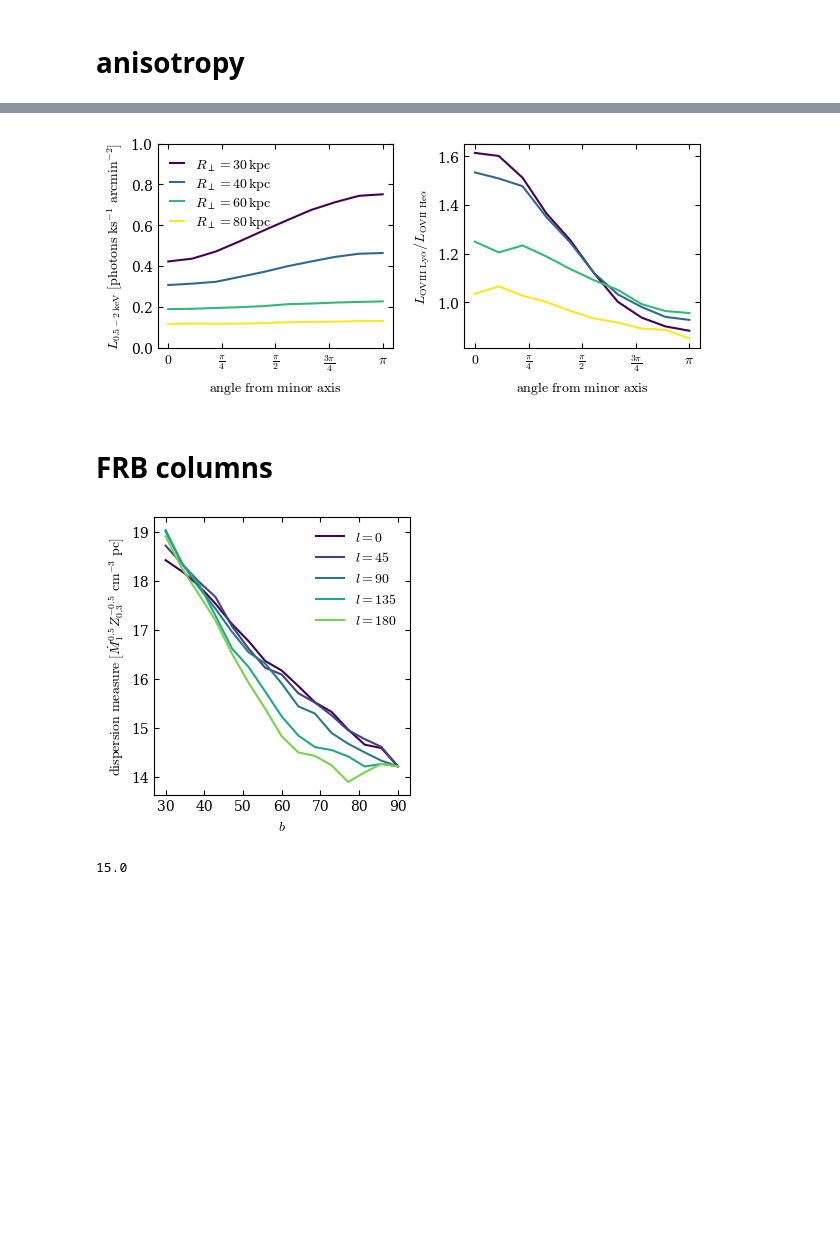
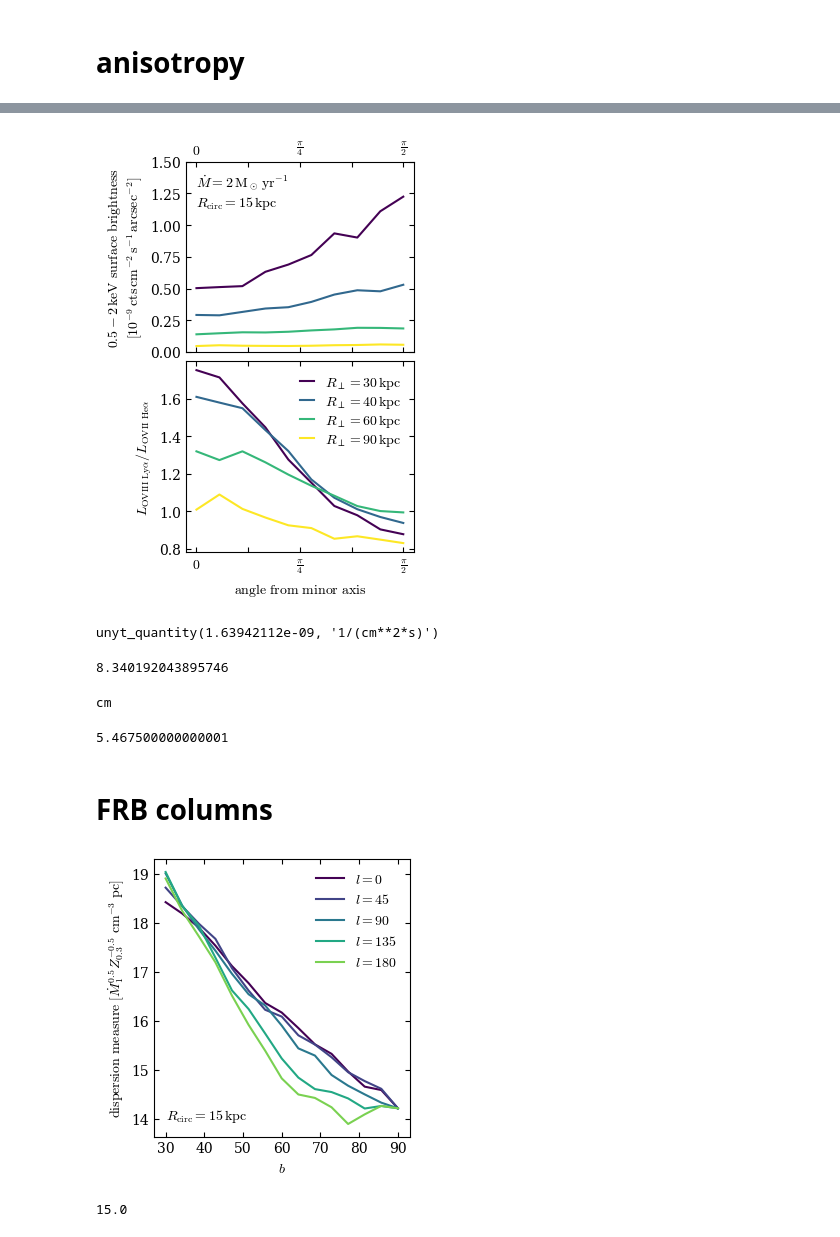
Before and after one commit to JonathanSternAstro/gizmo_analysis, a Jupyter notebook: ipynb/subsonic_solution/observables.ipynb, the cells around one changed output, grey strips where cells are left out. Saved outputs shown, nothing was run; the diff lists cells and outputs as text; code cells hidden in the pictures; blank space fills up the shorter version.

```diff
--- a/ipynb/subsonic_solution/observables.ipynb
+++ b/ipynb/subsonic_solution/observables.ipynb
@@ -112,8 +115,8 @@ yt : [INFO     ] 2023-02-15 22:42:51,520 Making a FITS image of field kSZ_integr
 # %%
-DT = kSZ*2.7 * 1e6
+y = kSZ * 1e6
 Xmesh,Ymesh = np.meshgrid(X,Y)
-mask = ~((np.abs(Xmesh)<25) & (np.abs(Ymesh)<5))
-DT_tuple = X,Y,DT * mask
+mask = ~((np.abs(Xmesh)<maskR) & (np.abs(Ymesh)<maskz))
+y_tuple = X,Y,y * mask
 # %%
 emin_in_keV = 0.54
 emax_in_keV = 0.59
@@ -190,4 +192,5 @@ yt : [INFO     ] 2023-02-15 22:47:09,548 Making a FITS image of field xray_emiss
 # %%
+mask = ~((np.abs(Xmesh)<maskR) & (np.abs(Ymesh)<maskz))
 pl.pcolormesh(X,Y,cnts*mask,cmap='viridis',vmax=0.05)
 pl.colorbar(label=r'OVII 0.56keV counts ${\rm pixel}^{-1}\ {\rm s}^{-1}\ {\rm keV}^{-1}$')
 pl.contour(X,Y,cnts,[0.02],c='k') #foreground
@@ -256,0 +263,3 @@ pl.savefig(figdir+'observed_velocity.png')
+# %%
+r=100*un.kpc
+(0.8e-3*cons.mp/0.7*un.cm**-3*2/3*4*np.pi*r**3*(r/(10*un.kpc))**-1.5).to('Msun')/(1e10*un.yr)
@@ -300,3 +327,5 @@ yt : [INFO     ] 2023-02-15 22:52:15,060 Making a FITS image of field xray_photo
+# %%
+cnts = (emission * pixel_physical_size**2 * geometric_dilution).to('s**-1')
 # %%
 #single line flux
 nbins = 1000
@@ -343,32 +372,66 @@ yt : [INFO     ] 2023-02-15 22:57:52,596 Making a FITS image of field xray_emiss
 # %%
 ratio = LOVIII_emission/LOVII_emission
 # %%
-fig = pl.figure(figsize=(7,3.))
-pl.subplots_adjust(wspace=0.3,bottom=0.2)
-rs = np.array([30,40,60,80])
+fig = pl.figure(figsize=(3.5,5))
+pl.subplots_adjust(hspace=0.05,bottom=0.1,left=0.25)
+rs = np.array([30,40,60,90])
 thetas=np.linspace(0,np.pi/2,10)
 for iPanel in range(2):
-    ax = pl.subplot(1,2,iPanel+1)
+    ax = pl.subplot(2,1,iPanel+1)
     for ir,r in enumerate(rs):
         c = pl.get_cmap('viridis')(ir/(len(rs)-1))
         iX = np.searchsorted(X,r*np.sin(thetas))
         iY = np.searchsorted(Y,r*np.cos(thetas))
         if iPanel==0:
-            pl.plot(thetas, cnts[iY,iX]*3600e3,label=r'$R_\perp=%d\,{\rm kpc}$'%r,c=c)
+            pl.plot(thetas, cnts[iY,iX]/3600/1e-9,label=r'$R_\perp=%d\,{\rm kpc}$'%r,c=c)
         if iPanel==1:
             pl.plot(thetas, ratio[iY,iX],label=r'$R_\perp=%d\,{\rm kpc}$'%r,c=c)
     if iPanel==0:
-        pl.ylabel(r'$L_{0.5-2\,{\rm keV}}\ [{\rm photons}\ {\rm ks}^{-1}\ {\rm arcmin}^{-2}]$')
-        pl.legend(frameon=False,handlelength=1,labelspacing=0.15)
-        pl.ylim(0,1)
+        pl.ylabel(r'$0.5-2\,{\rm keV}\ {\rm surface}\ {\rm brightness}$'+'\n'
+                  +r'$[10^{-9}\,{\rm cts}\,{\rm cm}^{-2}\,{\rm s}^{-1}\,{\rm arcsec}^{-2}]$')
+        pl.ylim(0,1.5)
+        pl.text(0.,1.3,r'$\dot{M}=2\,{\rm M}_\odot\,{\rm yr}^{-1}$')
+        pl.text(0.,1.15,r'$R_{\rm circ}=15\,{\rm kpc}$')
+        #pl.text(0.,0.7,r'$d=10\,{\rm Mpc}$')
+        ax.xaxis.set_label_position('top')
+        ax.xaxis.set_ticks_position('top')
+        ax.xaxis.set_ticks_position('both')
     if iPanel==1:
         pl.ylabel(r'$L_{\rm OVIII~Ly\alpha}/L_{\rm OVII~He\alpha}$')
-    ax.xaxis.set_major_formatter(ticker.FixedFormatter([r'$0$',r'$\frac{\pi}{4}$',r'$\frac{\pi}{2}$',r'$\frac{3\pi}{4}$',r'$\pi$']))
+        pl.legend(loc='upper right',frameon=False,handlelength=1,labelspacing=0.15)
+        pl.xlabel(r'${\rm angle\ from\ minor\ axis}$')
+    ax.xaxis.set_major_formatter(ticker.FixedFormatter([r'$0$',r'',
+                                                        #r'$\frac{\pi}{8}$',
+                                                        r'$\frac{\pi}{4}$',r'',
+                                                        #r'$\frac{3\pi}{8}$',
+                                                        r'$\frac{\pi}{2}$']))
     ax.xaxis.set_major_locator(ticker.FixedLocator(np.linspace(0,1,5)*np.pi/2))
-    pl.xlabel(r'${\rm angle\ from\ minor\ axis}$')
 pl.savefig(figdir+'theta_dependence_observed.pdf')
 # %% [output]
-[figure, old version]
+[figure, new version]
+# %%
+d = 10*un.Mpc
+gd = (4*np.pi*d**2)**-1
+Mdot = 2*un.Msun/un.yr
+vc = 200*un.km/un.s
+hnu = 1*un.keV
+r = 30*un.kpc
+relative_V = (d*(1*un.arcsec).to('radian').value)**2 * r / (4*np.pi*r**3/3)
+(Mdot*vc**2 * relative_V / hnu * gd).to('cm**-2*s**-1')
+# %% [output]
+unyt_quantity(1.63942112e-09, '1/(cm**2*s)')
+# %%
+40/(10/3.8*1.35**2)
+# %% [output]
+8.340192043895746
+# %%
+un.cm
+# %% [output]
+cm
+# %%
+3*1.35**2
+# %% [output]
+5.467500000000001
 # %% [markdown]
 # FRB columns
 # %%
@@ -408,9 +471,10 @@ pl.xlabel(r'$b$')
 pl.ylabel(r'${\rm dispersion~measure}\ [\dot{M}_1^{0.5}Z_{0.3}^{-0.5}\ {\rm cm}^{-3}\ {\rm pc}]$')
 ax.xaxis.set_major_locator(ticker.MultipleLocator(10))
 pl.legend(frameon=False)
+pl.text(30,14,r'$R_{\rm circ}=15\,{\rm kpc}$')
 pl.savefig(figdir+'FRB_DM.pdf')
 # %% [output]
-[figure, old version]
+[figure, new version]
 # %%
 1e-3*15*3e21/3e18
 # %% [output]
```
Also changed, not shown: parts of 24 cells of this notebook, 2 other files.
